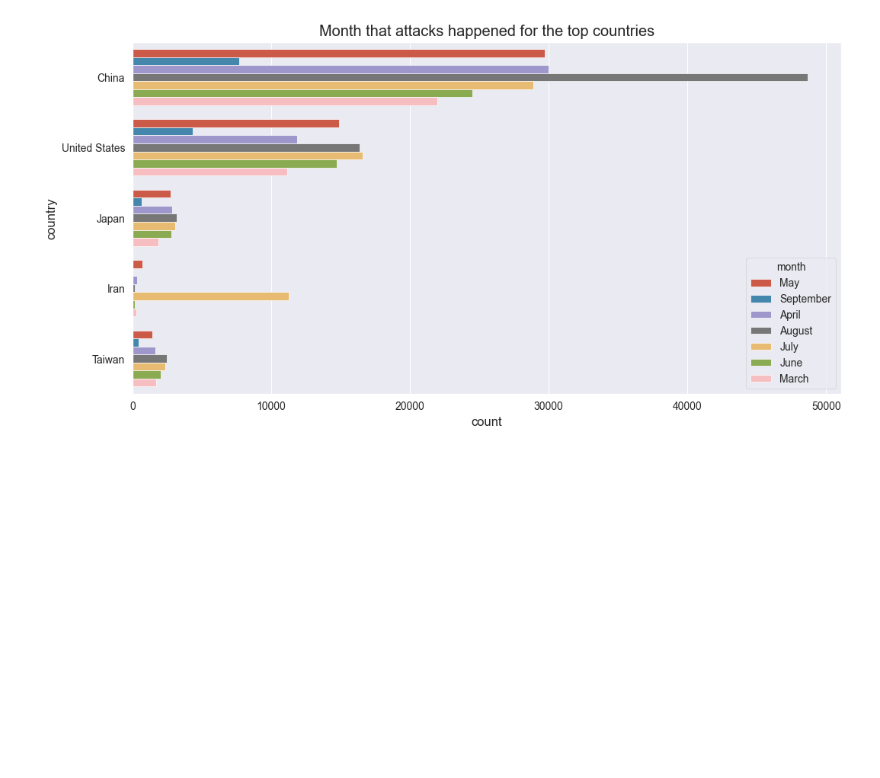
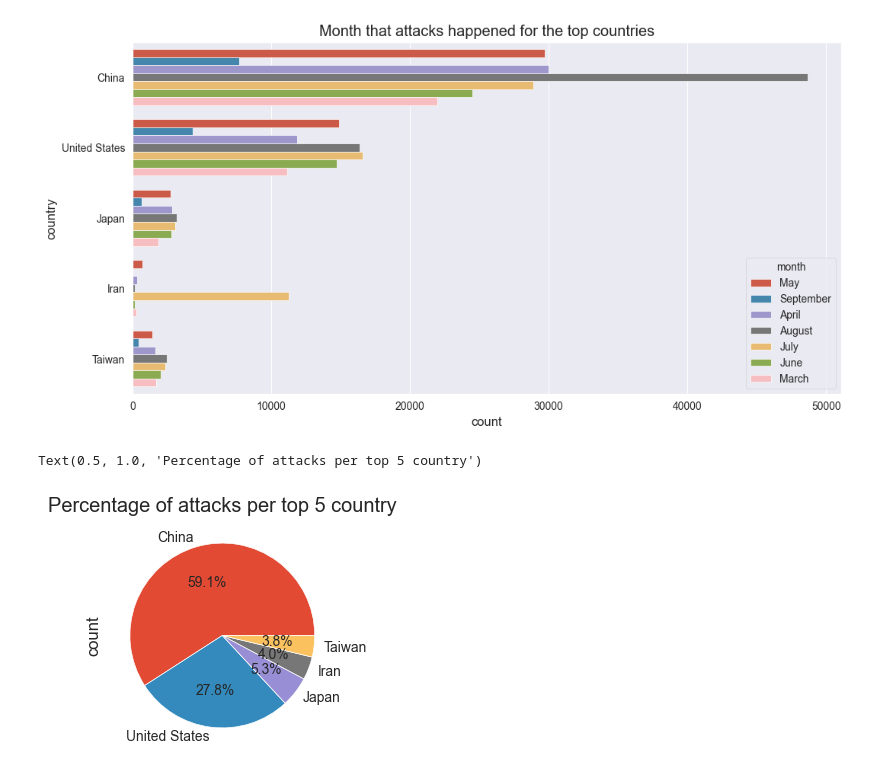
Before and after one commit to RamonM1/Cybersecurity-Intrusion-Analysis, a Jupyter notebook: 01-EDA.ipynb, the cells around one changed output. Saved outputs shown, nothing was run; the diff lists cells and outputs as text; code cells hidden in the pictures; blank space fills up the shorter version.

```diff
--- a/01-EDA.ipynb
+++ b/01-EDA.ipynb
@@ -149,3 +177,15 @@ plt.title('Month that attacks happened for the top countries')
 # %% [output]
 Text(0.5, 1.0, 'Month that attacks happened for the top countries')
 [figure]
+# %%
+# pie chart of percentage of attacks per top 5 country
+
+plt.figure(figsize=(8, 3))
+df.country.value_counts().head(5).plot.pie(autopct='%1.1f%%')
+
+# set title
+
+plt.title('Percentage of attacks per top 5 country')
+# %% [output]
+Text(0.5, 1.0, 'Percentage of attacks per top 5 country')
+[figure, added]
```
Also changed, not shown: parts of 11 cells of this notebook.
